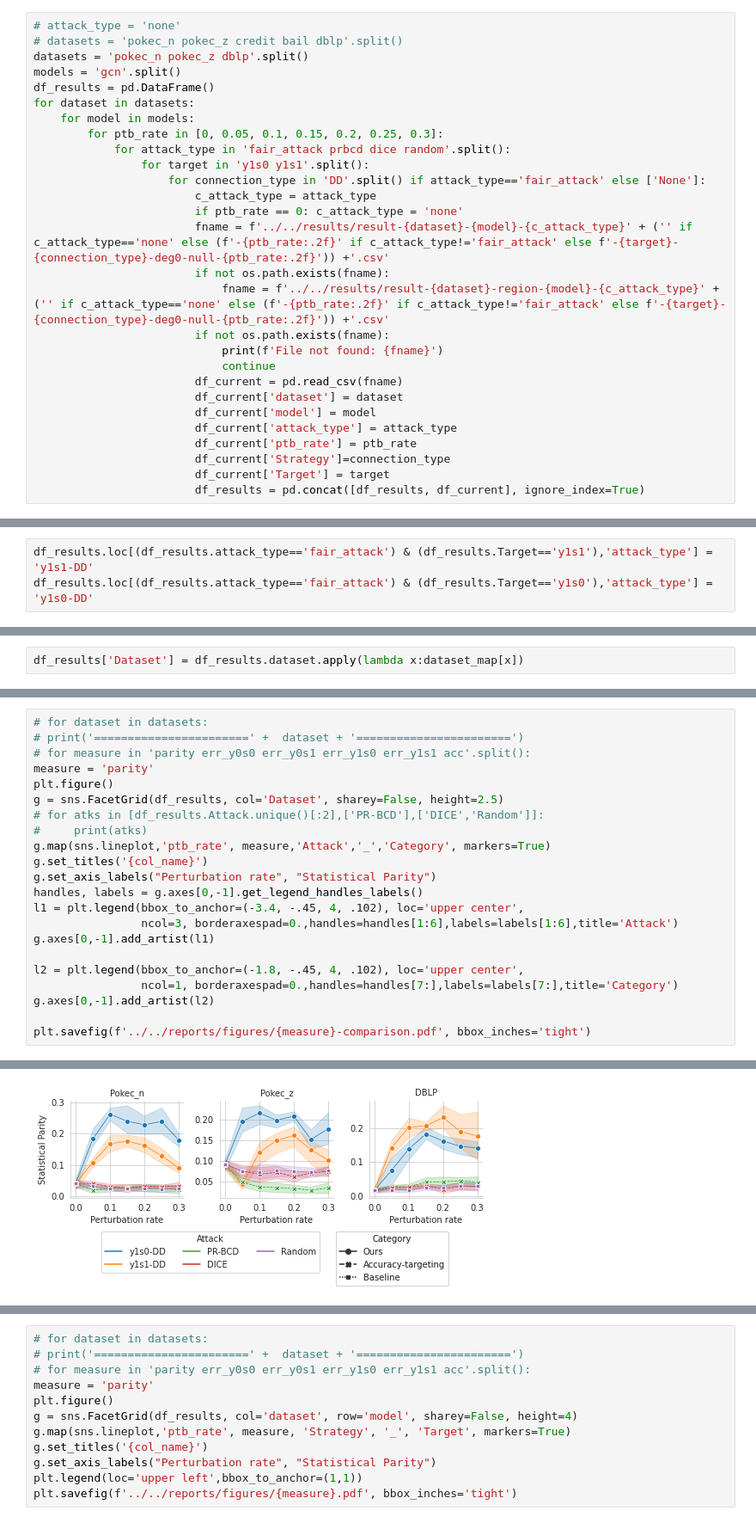
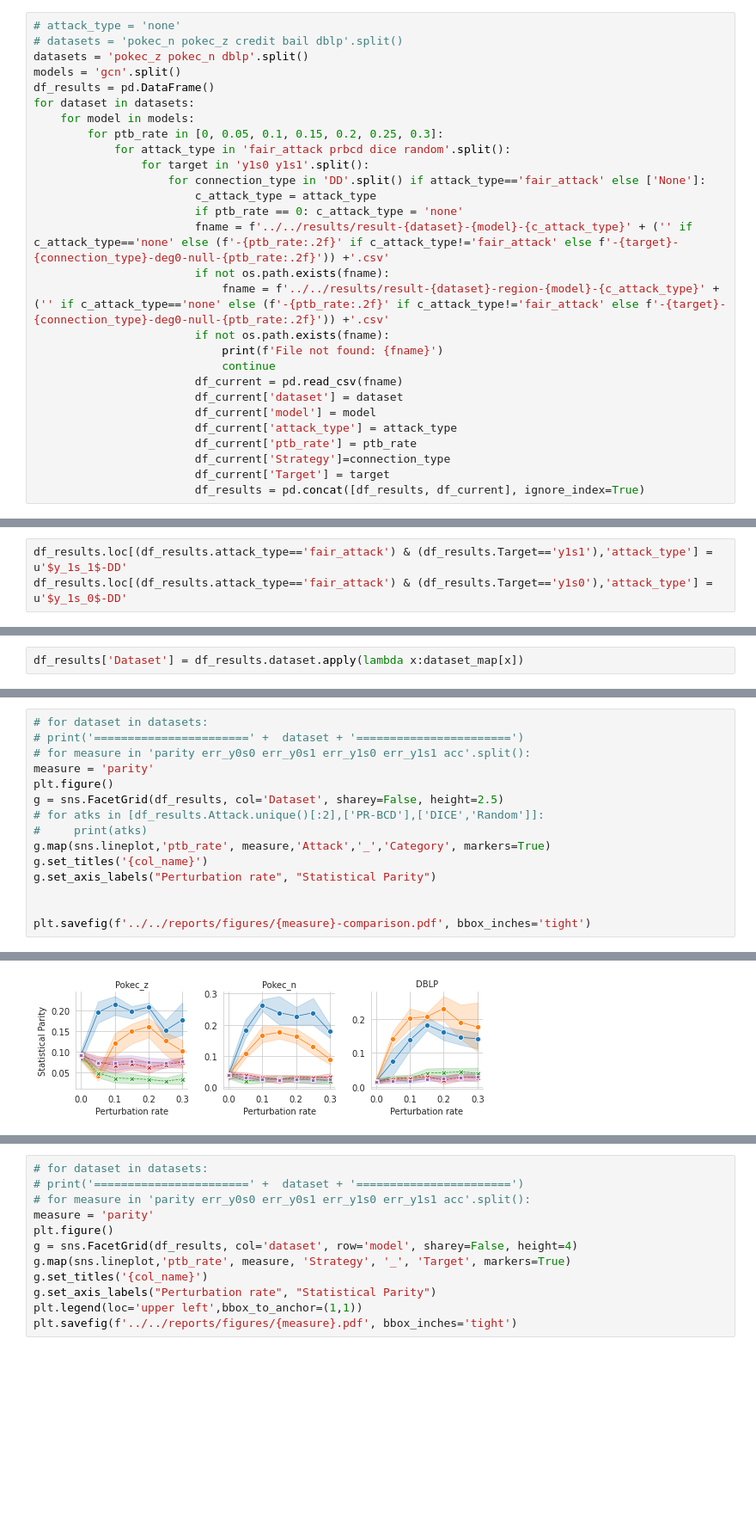
Before and after one commit to mengcao327/attack-gnn-fairness, a Jupyter notebook: notebooks/empirical/compare-baselines.ipynb, the cells around one changed output, grey strips where cells are left out. Shown at 86% size. Cells and saved outputs as stored; diff of their text form; blank space fills up the shorter version.

Commit message:
updated legend

```diff
--- a/notebooks/empirical/compare-baselines.ipynb
+++ b/notebooks/empirical/compare-baselines.ipynb
@@ -6,7 +6,7 @@ import os
 # %%
 # attack_type = 'none'
 # datasets = 'pokec_n pokec_z credit bail dblp'.split()
-datasets = 'pokec_n pokec_z dblp'.split()
+datasets = 'pokec_z pokec_n dblp'.split()
 models = 'gcn'.split()
 df_results = pd.DataFrame()
 for dataset in datasets:
@@ -69,8 +69,8 @@ df_results.loc[df_results.attack_type=='dice','attack_type'] = 'DICE'
 df_results.loc[df_results.attack_type=='random','attack_type'] = 'Random'
 df_results.loc[df_results.attack_type=='prbcd','attack_type'] = 'PR-BCD'
 # %%
-df_results.loc[(df_results.attack_type=='fair_attack') & (df_results.Target=='y1s1'),'attack_type'] = 'y1s1-DD'
-df_results.loc[(df_results.attack_type=='fair_attack') & (df_results.Target=='y1s0'),'attack_type'] = 'y1s0-DD'
+df_results.loc[(df_results.attack_type=='fair_attack') & (df_results.Target=='y1s1'),'attack_type'] = u'$y_1s_1$-DD'
+df_results.loc[(df_results.attack_type=='fair_attack') & (df_results.Target=='y1s0'),'attack_type'] = u'$y_1s_0$-DD'
 # %%
 df_results['Attack'] = df_results.attack_type
 # %%
@@ -91,25 +92,18 @@ array(['y1s0-DD', 'y1s1-DD', 'PR-BCD', 'DICE', 'Random'], dtype=object)
 # %%
 # for dataset in datasets:
 # print('=======================' +  dataset + '=======================')
 # for measure in 'parity err_y0s0 err_y0s1 err_y1s0 err_y1s1 acc'.split():
 measure = 'parity'
 plt.figure()
 g = sns.FacetGrid(df_results, col='Dataset', sharey=False, height=2.5)
 # for atks in [df_results.Attack.unique()[:2],['PR-BCD'],['DICE','Random']]:
 #     print(atks)
 g.map(sns.lineplot,'ptb_rate', measure,'Attack','_','Category', markers=True)
 g.set_titles('{col_name}')
 g.set_axis_labels("Perturbation rate", "Statistical Parity")
-handles, labels = g.axes[0,-1].get_legend_handles_labels()
-l1 = plt.legend(bbox_to_anchor=(-3.4, -.45, 4, .102), loc='upper center',
-                ncol=3, borderaxespad=0.,handles=handles[1:6],labels=labels[1:6],title='Attack')
-g.axes[0,-1].add_artist(l1)
 
-l2 = plt.legend(bbox_to_anchor=(-1.8, -.45, 4, .102), loc='upper center',
-                ncol=1, borderaxespad=0.,handles=handles[7:],labels=labels[7:],title='Category')
-g.axes[0,-1].add_artist(l2)
 
 plt.savefig(f'../../reports/figures/{measure}-comparison.pdf', bbox_inches='tight')
 # %% [output]
 <Figure size 432x288 with 0 Axes>
-[figure, old version]
+[figure, new version]
```
Also changed, not shown: parts of 2 cells of this notebook.
